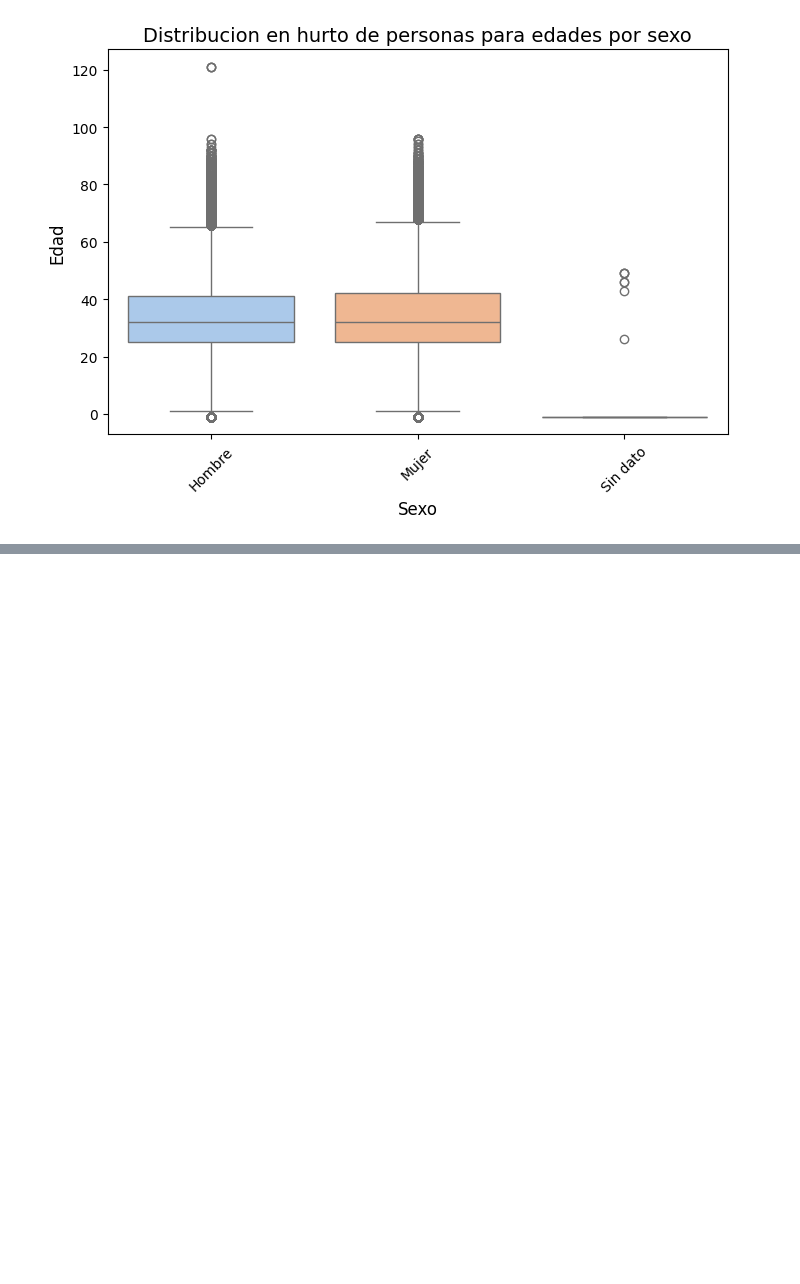
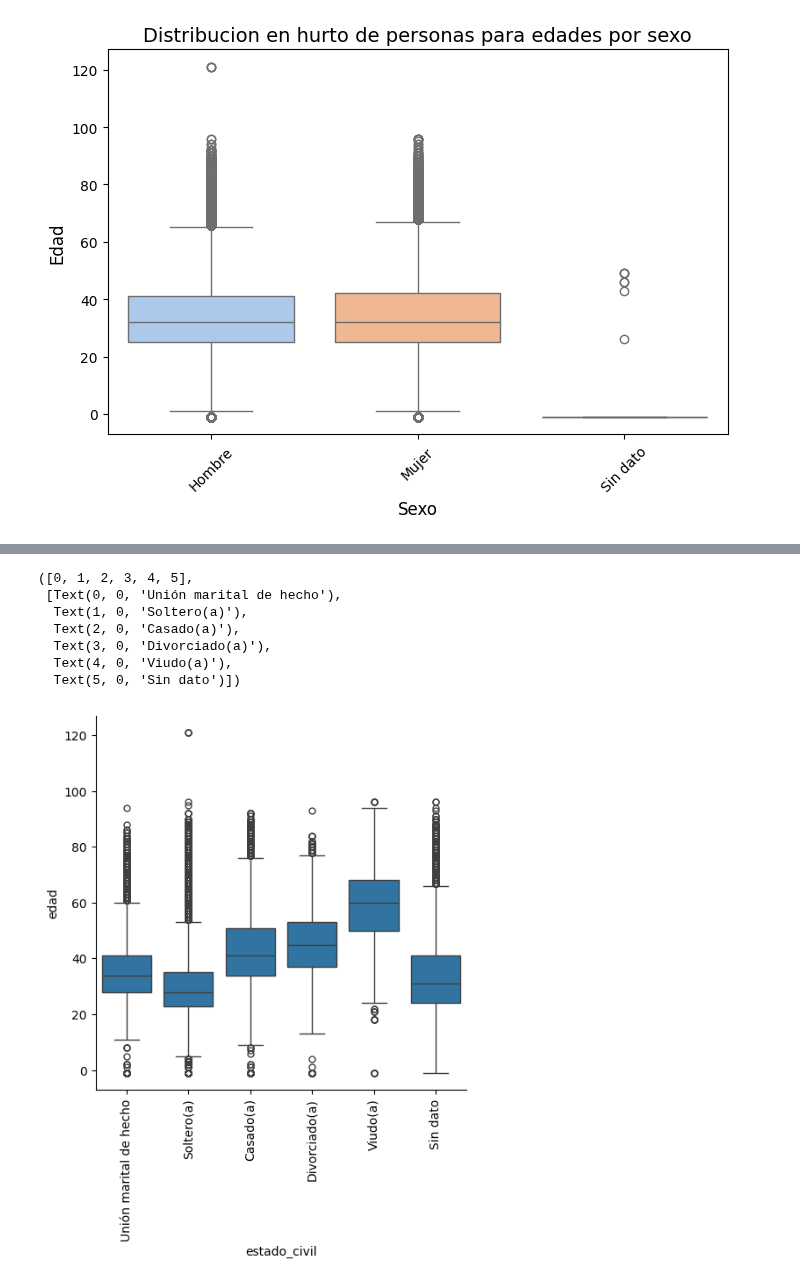
Before and after one commit to mteoraso/ML_Practice, a Jupyter notebook: EDA_intermedio.ipynb, the cells around one changed output, grey strips where cells are left out. Saved outputs shown, nothing was run; the diff lists cells and outputs as text; code cells hidden in the pictures; blank space fills up the shorter version.

```diff
--- a/EDA_intermedio.ipynb
+++ b/EDA_intermedio.ipynb
@@ -1484 +1485,13 @@ Index(['cantidad', 'edad'], dtype='object')
+# %%
+sns.catplot(data=df_hurto_personas, x="estado_civil", y="edad", kind="box")
+plt.xticks(rotation=90)
+# %% [output]
+([0, 1, 2, 3, 4, 5],
+ [Text(0, 0, 'Unión marital de hecho'),
+  Text(1, 0, 'Soltero(a)'),
+  Text(2, 0, 'Casado(a)'),
+  Text(3, 0, 'Divorciado(a)'),
+  Text(4, 0, 'Viudo(a)'),
+  Text(5, 0, 'Sin dato')])
+[figure, added]
 # %%
```
Also changed, not shown: parts of 8 cells of this notebook.
